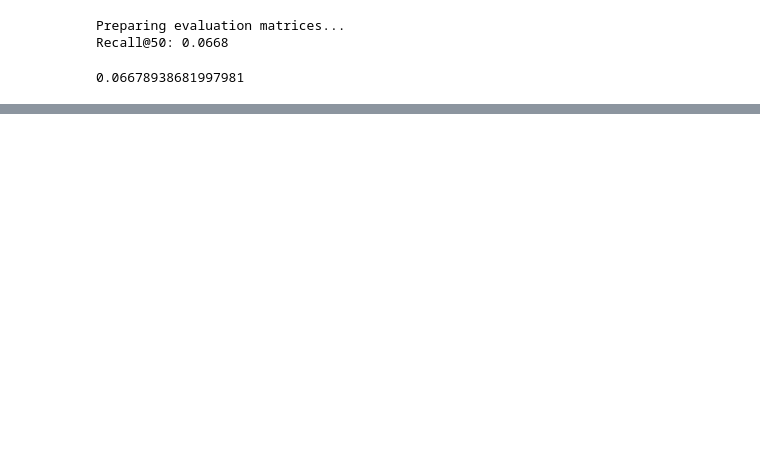
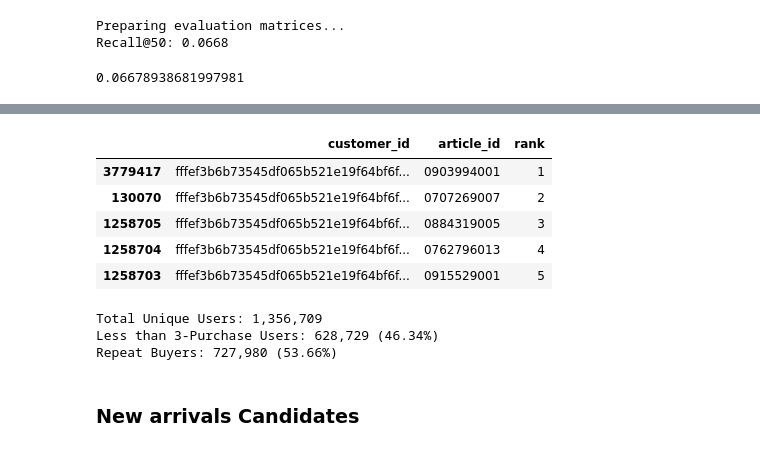
Before and after one commit to GayathriRenganathan/hm-fashion-recommendation, a Jupyter notebook: hm_recommendation.ipynb, the cells around one changed output, grey strips where cells are left out. Saved outputs shown, nothing was run; the diff lists cells and outputs as text; code cells hidden in the pictures; blank space fills up the shorter version.

```diff
--- a/hm_recommendation.ipynb
+++ b/hm_recommendation.ipynb
@@ -42,3 +47,7 @@ Loading data from Parquet...
+# %%
+train_target_week = 1
+train_target_tx = train_transactions[train_transactions['week'] == train_target_week] # week 1
+train_history_tx = train_transactions[train_transactions['week'] > train_target_week] # Weeks 2 to 104
 # %% [markdown]
 ### Baseline model
 # %%
@@ -335,0 +327,27 @@ TypeError: 'NoneType' object is not callable
+# %%
+recs_df_1.head()
+# %% [output]
+|  | customer_id | article_id | rank |
+| 3779417 | fffef3b6b73545df065b521e19f64bf6f... | 0903994001 | 1 |
+| 130070 | fffef3b6b73545df065b521e19f64bf6f... | 0707269007 | 2 |
+| 1258705 | fffef3b6b73545df065b521e19f64bf6f... | 0884319005 | 3 |
+| 1258704 | fffef3b6b73545df065b521e19f64bf6f... | 0762796013 | 4 |
+| 1258703 | fffef3b6b73545df065b521e19f64bf6f... | 0915529001 | 5 |
+# %%
+user_counts = train_transactions.groupby("customer_id")["t_dat"].nunique()
+
+total_users = len(user_counts)
+single_buyers = (user_counts <= 2).sum()
+repeat_buyers = (user_counts > 2).sum()
+
+single_buyer_pct = (single_buyers / total_users) * 100
+
+print(f"Total Unique Users: {total_users:,}")
+print(f"Less than 3-Purchase Users: {single_buyers:,} ({single_buyer_pct:.2f}%)")
+print(f"Repeat Buyers: {repeat_buyers:,} ({100 - single_buyer_pct:.2f}%)")
+# %% [output]
+Total Unique Users: 1,356,709
+Less than 3-Purchase Users: 628,729 (46.34%)
+Repeat Buyers: 727,980 (53.66%)
+# %% [markdown]
+### New arrivals Candidates
```
Also changed, not shown: parts of 50 cells of this notebook, 16 other files.
